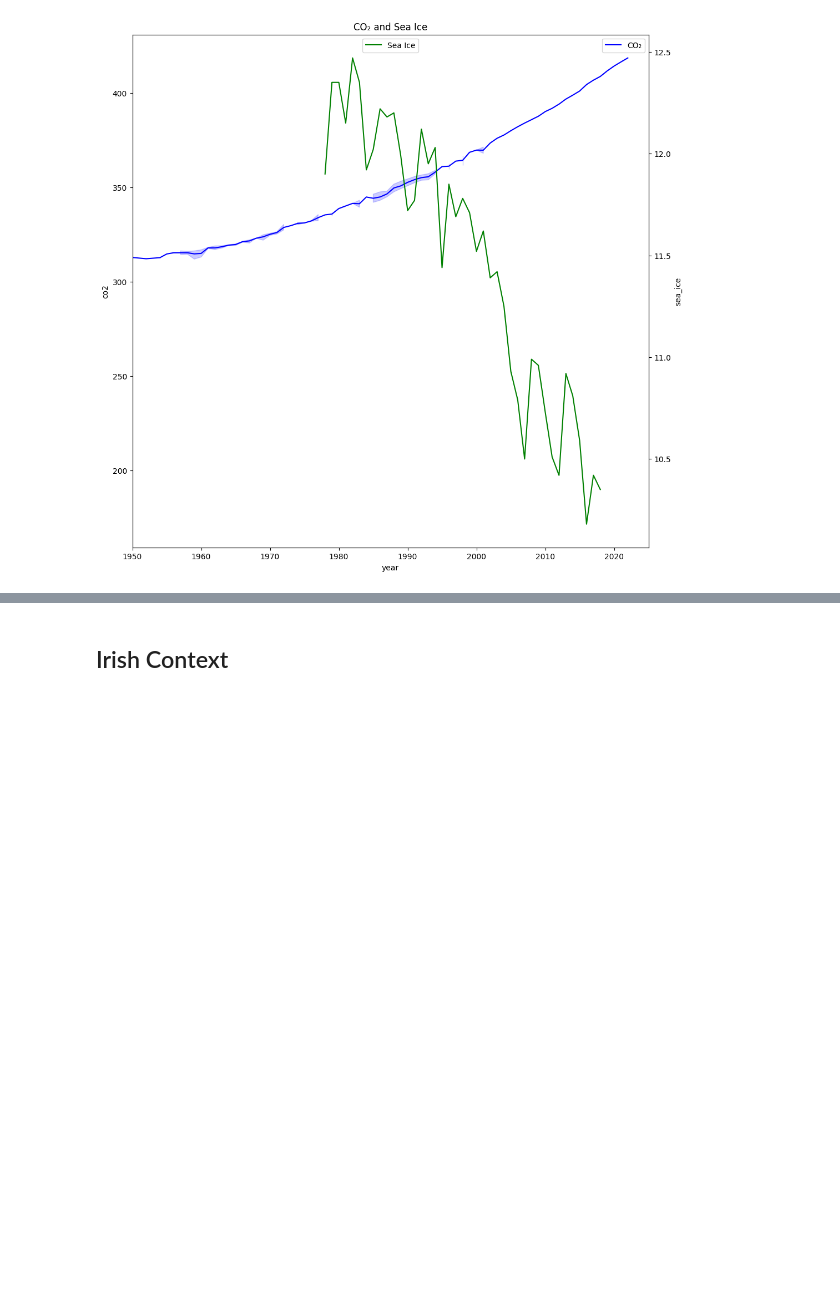
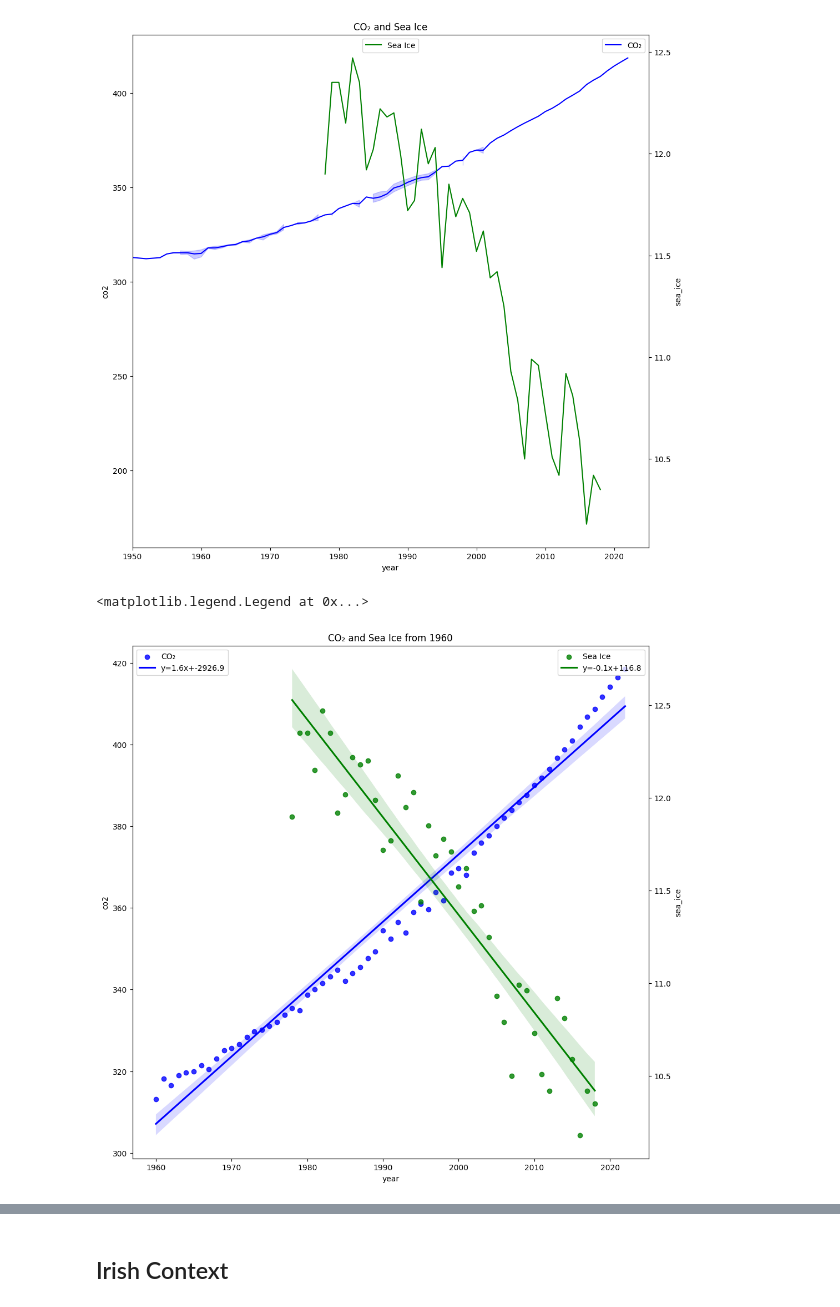
Before and after one commit to rachel-king4/PfDA_Assignment_2, a Jupyter notebook: pfda_assignment_2.ipynb, the cells around one changed output, grey strips where cells are left out. Saved outputs shown, nothing was run; the diff lists cells and outputs as text; code cells hidden in the pictures; blank space fills up the shorter version.

```diff
--- a/pfda_assignment_2.ipynb
+++ b/pfda_assignment_2.ipynb
@@ -266,3 +267,18 @@ plt.legend(loc='upper center')
 # %% [output]
 <matplotlib.legend.Legend at 0x...>
 [figure]
+# %%
+# get coeffs of linear fit
+slope2, intercept2, r_value2, p_value2, std_err2 = stats.linregress(temp_CO2_from_1960['year'],temp_CO2_from_1960['co2'])
+
+# to plot a regression plot of CO₂ and Sea Ice with regression equation
+fig, ax1 = plt.subplots(figsize=(12,12))
+ax2 = ax1.twinx()
+sns.regplot(x="year", y="co2", data=temp_CO2_from_1960, color="b", ax=ax1, label="CO₂", line_kws={'label':"y={0:.1f}x+{1:.1f}".format(slope2,intercept2)})
+sns.regplot(x="year", y="sea_ice", data=df_seaice_mean, color="g", ax=ax2, label="Sea Ice", line_kws={'label':"y={0:.1f}x+{1:.1f}".format(slope1,intercept1)})
+plt.title("CO₂ and Sea Ice from 1960")
+ax1.legend()
+ax2.legend()
+# %% [output]
+<matplotlib.legend.Legend at 0x...>
+[figure, added]
```
Also changed, not shown: parts of 17 cells of this notebook.
